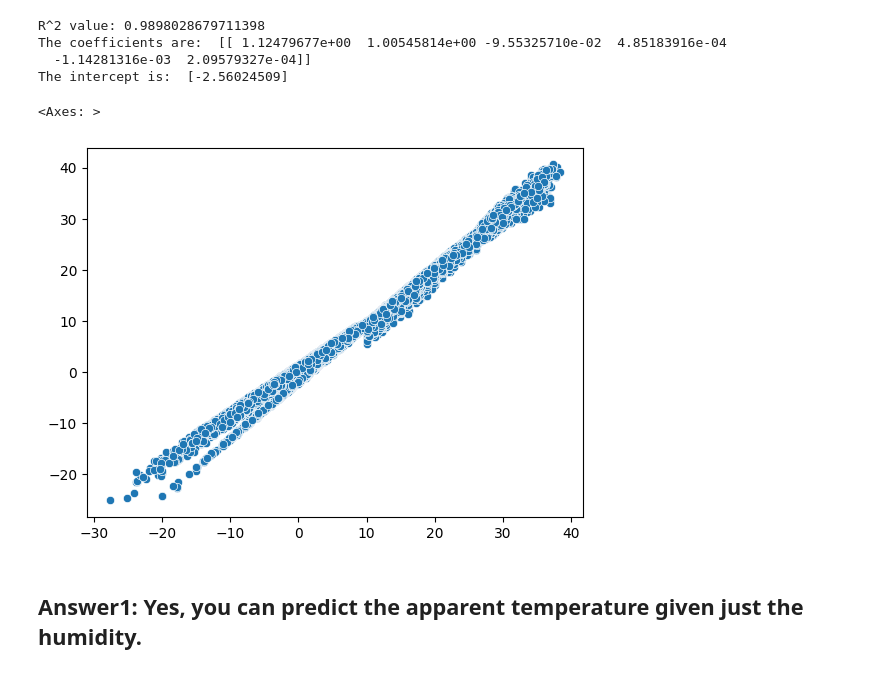
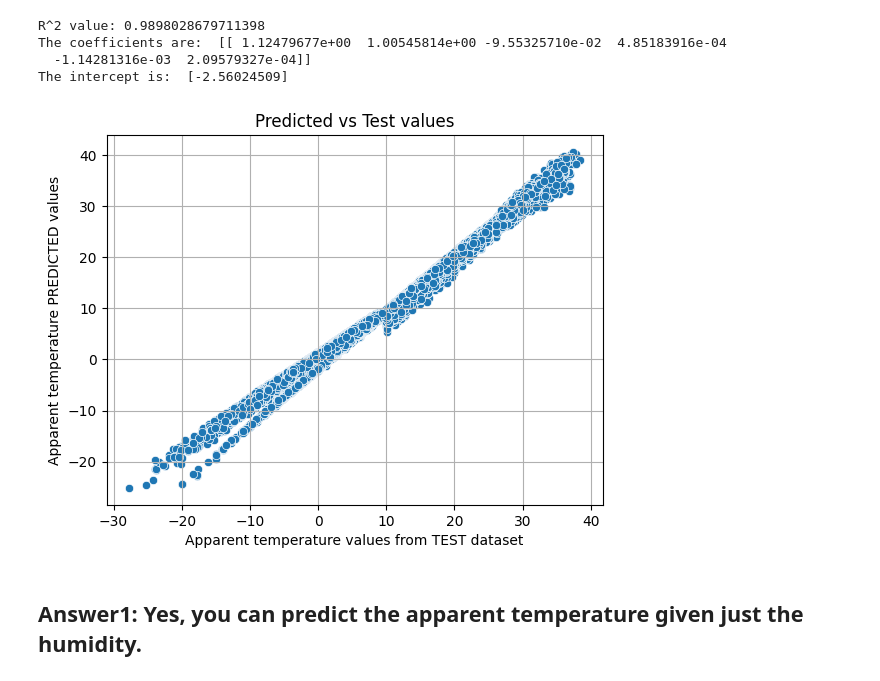
Before and after one commit to SampreetKishan/MachineLearing, a Jupyter notebook: LinearRegression/TemperaturePrediction/WeatherPredictor.ipynb, the cells around one changed output. Saved outputs shown, nothing was run; the diff lists cells and outputs as text; code cells hidden in the pictures.

Commit message:
Eleventh commit: Made changes to the WeatherPredictor script (added labels to the test vs predictor graphs

```diff
--- a/LinearRegression/TemperaturePrediction/WeatherPredictor.ipynb
+++ b/LinearRegression/TemperaturePrediction/WeatherPredictor.ipynb
@@ -150,9 +151,13 @@ y_pred_flat = [item[0] for item in y_pred]
 # %%
 y_test_flat = y_test['Apparent Temperature (C)'].tolist()
 sns.scatterplot(x=y_test_flat, y=y_pred_flat)
+plt.xlabel('Apparent temperature values from TEST dataset')
+plt.ylabel('Apparent temperature PREDICTED values')
+plt.title('Predicted vs Test values')
+plt.grid(True)
+plt.show()
 # %% [output]
-<Axes: >
-[figure, old version]
+[figure, new version]
 # %% [markdown]
 ## Answer1: Yes, you can predict the apparent temperature given just the humidity.
 # %% [markdown]
```
Also changed, not shown: parts of 2 cells of this notebook.
